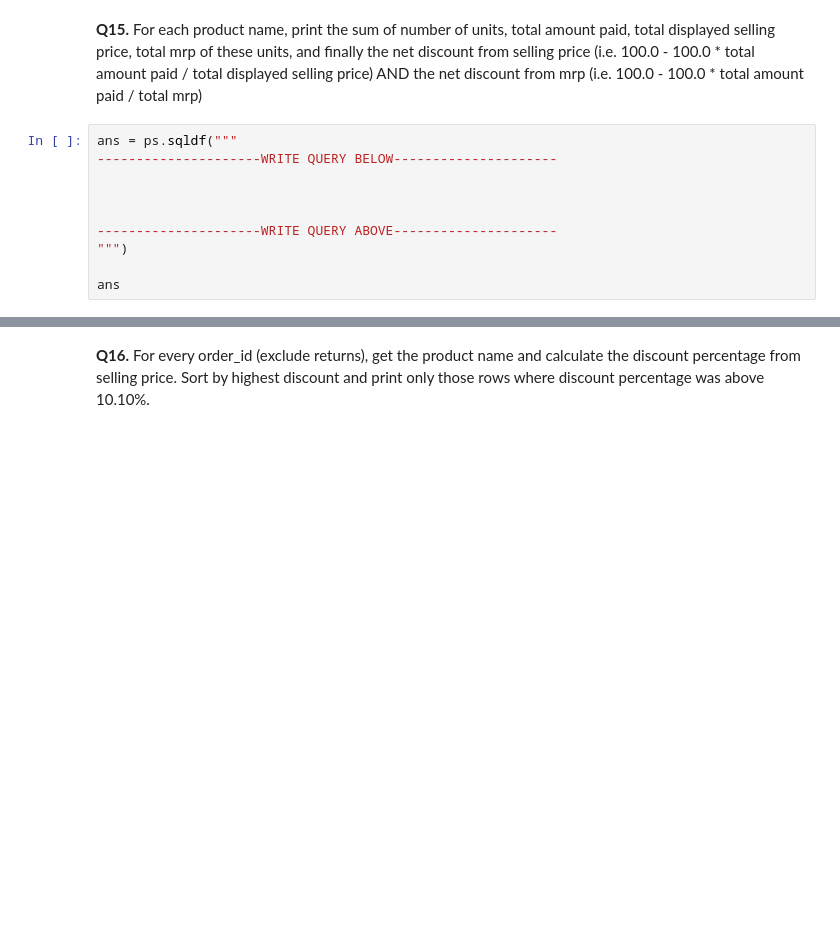
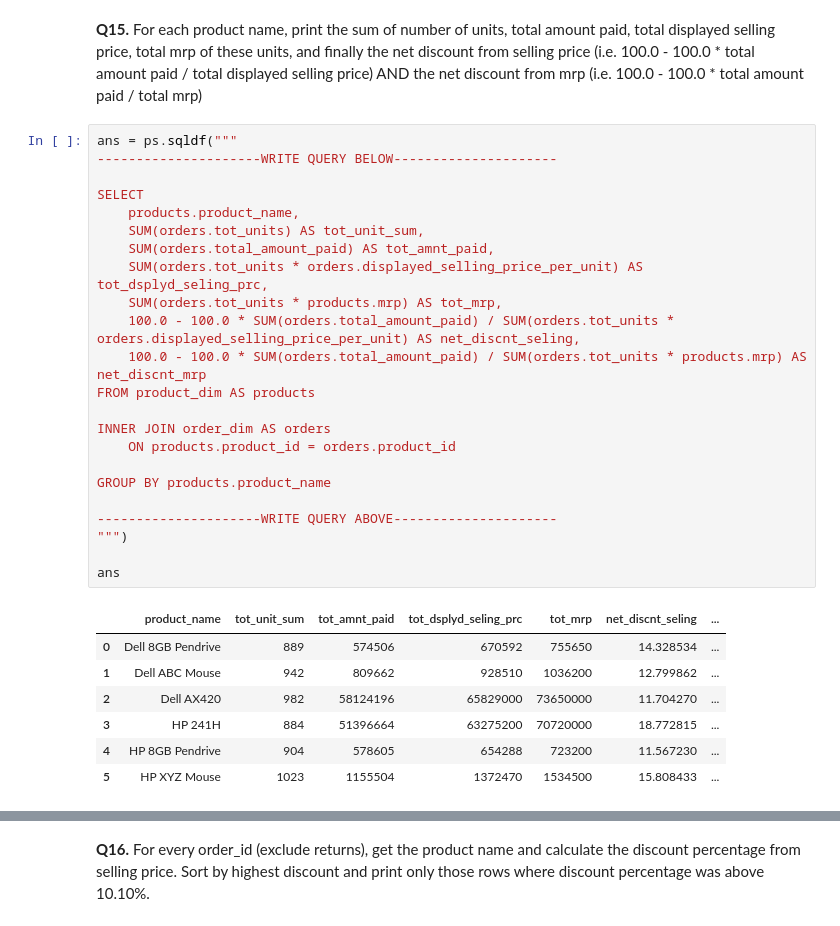
Before and after one commit to kumardev0614/SQL, a Jupyter notebook: Utsav Awasthi Youtube/SQL Practice Problems 1.ipynb, the cells around one changed output, grey strips where cells are left out. Drawn from its saved outputs; the diff is of its cells as text; blank space fills up the shorter version.

```diff
--- a/Utsav Awasthi Youtube/SQL Practice Problems 1.ipynb
+++ b/Utsav Awasthi Youtube/SQL Practice Problems 1.ipynb
@@ -635,13 +600,34 @@ ans
 | 13 | 10000001 | Rahul | Gupta | 491 | 29 | 462 | ... |
 # %% [markdown]
 <b>Q15.</b> For each product name, print the sum of number of units, total amount paid, total displayed selling price, total mrp of these units, and finally the net discount from selling price (i.e. 100.0 - 100.0 * total amount paid / total displayed selling price) AND the net discount from mrp (i.e. 100.0 - 100.0 * total amount paid / total mrp)
-# %%
-ans = ps.sqldf("""
----------------------WRITE QUERY BELOW---------------------
-
-
-
----------------------WRITE QUERY ABOVE---------------------
-""")
-
-ans
+# %%
+ans = ps.sqldf("""
+---------------------WRITE QUERY BELOW---------------------
+
+SELECT
+    products.product_name,
+    SUM(orders.tot_units) AS tot_unit_sum,
+    SUM(orders.total_amount_paid) AS tot_amnt_paid,
+    SUM(orders.tot_units * orders.displayed_selling_price_per_unit) AS tot_dsplyd_seling_prc,
+    SUM(orders.tot_units * products.mrp) AS tot_mrp,
+    100.0 - 100.0 * SUM(orders.total_amount_paid) / SUM(orders.tot_units * orders.displayed_selling_price_per_unit) AS net_discnt_seling,
+    100.0 - 100.0 * SUM(orders.total_amount_paid) / SUM(orders.tot_units * products.mrp) AS net_discnt_mrp
+FROM product_dim AS products
+
+INNER JOIN order_dim AS orders
+    ON products.product_id = orders.product_id
+
+GROUP BY products.product_name
+
+---------------------WRITE QUERY ABOVE---------------------
+""")
+
+ans
+# %% [output]
+|  | product_name | tot_unit_sum | tot_amnt_paid | tot_dsplyd_seling_prc | tot_mrp | net_discnt_seling | ... |
+| 0 | Dell 8GB Pendrive | 889 | 574506 | 670592 | 755650 | 14.328534 | ... |
+| 1 | Dell ABC Mouse | 942 | 809662 | 928510 | 1036200 | 12.799862 | ... |
+| 2 | Dell AX420 | 982 | 58124196 | 65829000 | 73650000 | 11.704270 | ... |
+| 3 | HP 241H | 884 | 51396664 | 63275200 | 70720000 | 18.772815 | ... |
+| 4 | HP 8GB Pendrive | 904 | 578605 | 654288 | 723200 | 11.567230 | ... |
+| 5 | HP XYZ Mouse | 1023 | 1155504 | 1372470 | 1534500 | 15.808433 | ... |
```
Also changed, not shown: parts of 12 cells of this notebook.
